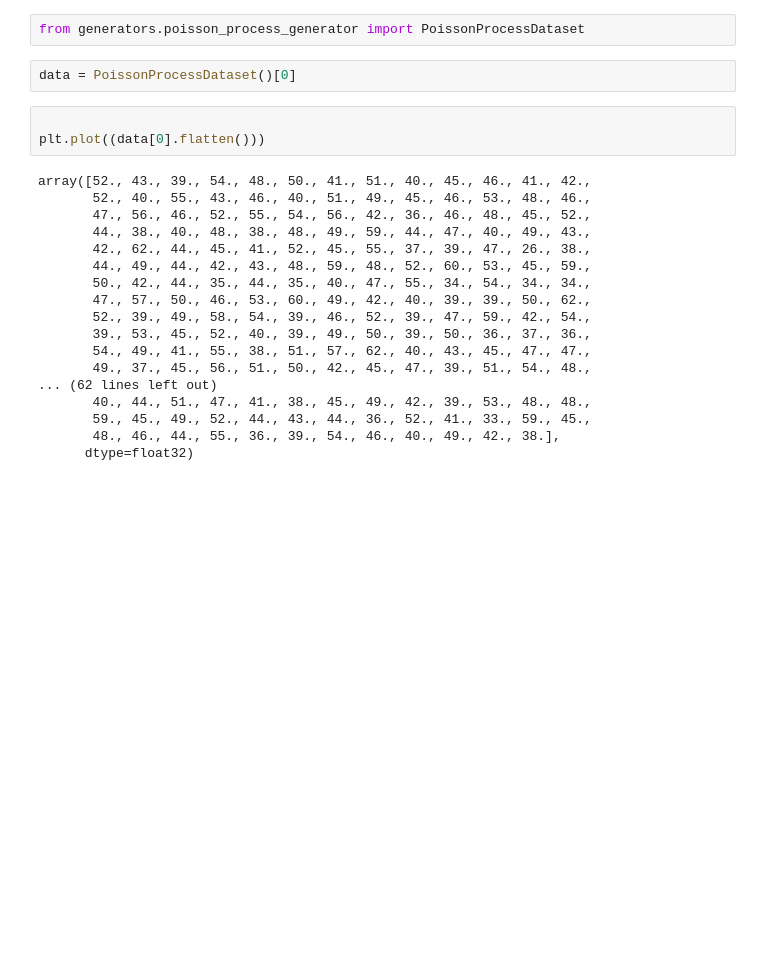
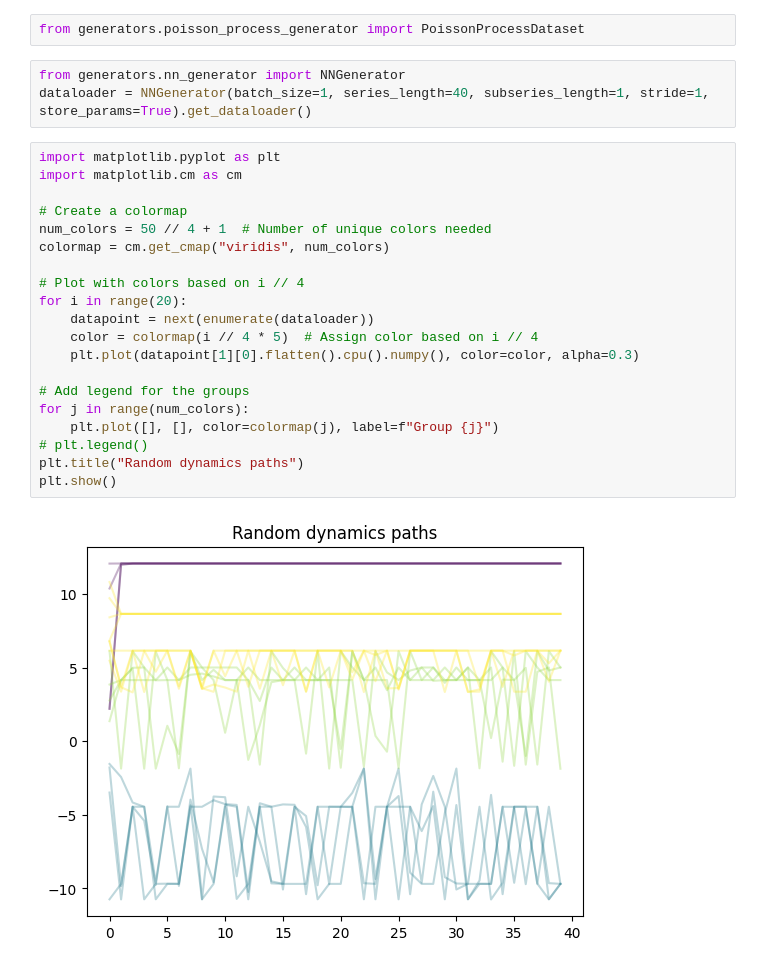
Before and after one commit to witek0509x/TFTS, a Jupyter notebook: notebooks/demonstration.ipynb, the cells around one changed output. Saved outputs shown, nothing was run; the diff lists cells and outputs as text; blank space fills up the shorter version.

Commit message:
random nn

```diff
--- a/notebooks/demonstration.ipynb
+++ b/notebooks/demonstration.ipynb
@@ -1,25 +1,27 @@
 # %%
 from generators.poisson_process_generator import PoissonProcessDataset
 # %%
-data = PoissonProcessDataset()[0]
+from generators.nn_generator import NNGenerator
+dataloader = NNGenerator(batch_size=1, series_length=40, subseries_length=1, stride=1, store_params=True).get_dataloader()
 # %%
+import matplotlib.pyplot as plt
+import matplotlib.cm as cm
 
-plt.plot((data[0].flatten()))
+# Create a colormap
+num_colors = 50 // 4 + 1  # Number of unique colors needed
+colormap = cm.get_cmap("viridis", num_colors)
+
+# Plot with colors based on i // 4
+for i in range(20):
+    datapoint = next(enumerate(dataloader))
+    color = colormap(i // 4 * 5)  # Assign color based on i // 4
+    plt.plot(datapoint[1][0].flatten().cpu().numpy(), color=color, alpha=0.3)
+
+# Add legend for the groups
+for j in range(num_colors):
+    plt.plot([], [], color=colormap(j), label=f"Group {j}")
+# plt.legend()
+plt.title("Random dynamics paths")
+plt.show()
 # %% [output]
-array([52., 43., 39., 54., 48., 50., 41., 51., 40., 45., 46., 41., 42.,
-       52., 40., 55., 43., 46., 40., 51., 49., 45., 46., 53., 48., 46.,
-       47., 56., 46., 52., 55., 54., 56., 42., 36., 46., 48., 45., 52.,
-       44., 38., 40., 48., 38., 48., 49., 59., 44., 47., 40., 49., 43.,
-       42., 62., 44., 45., 41., 52., 45., 55., 37., 39., 47., 26., 38.,
-       44., 49., 44., 42., 43., 48., 59., 48., 52., 60., 53., 45., 59.,
-       50., 42., 44., 35., 44., 35., 40., 47., 55., 34., 54., 34., 34.,
-       47., 57., 50., 46., 53., 60., 49., 42., 40., 39., 39., 50., 62.,
-       52., 39., 49., 58., 54., 39., 46., 52., 39., 47., 59., 42., 54.,
-       39., 53., 45., 52., 40., 39., 49., 50., 39., 50., 36., 37., 36.,
-       54., 49., 41., 55., 38., 51., 57., 62., 40., 43., 45., 47., 47.,
-       49., 37., 45., 56., 51., 50., 42., 45., 47., 39., 51., 54., 48.,
-... (62 lines left out)
-       40., 44., 51., 47., 41., 38., 45., 49., 42., 39., 53., 48., 48.,
-       59., 45., 49., 52., 44., 43., 44., 36., 52., 41., 33., 59., 45.,
-       48., 46., 44., 55., 36., 39., 54., 46., 40., 49., 42., 38.],
-      dtype=float32)
+[figure, added]
```
Also changed, not shown: 5 other files.
